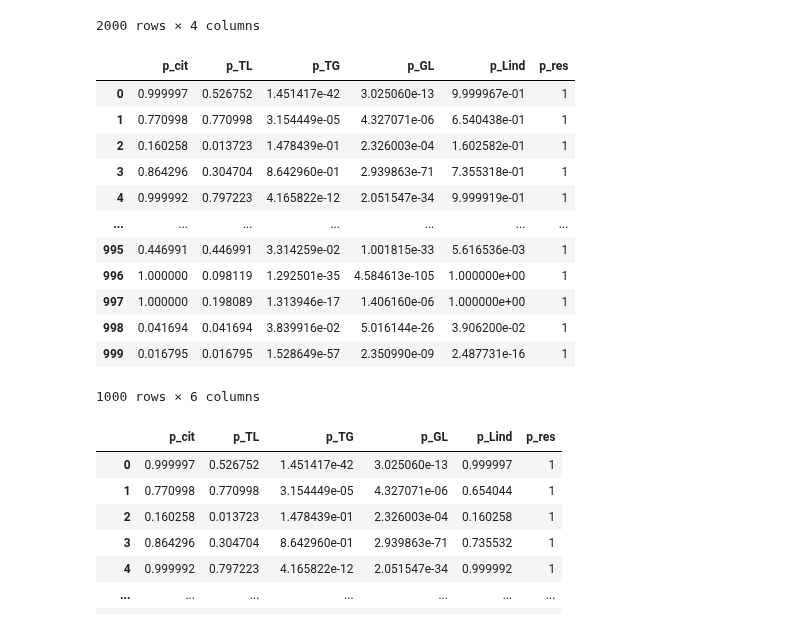
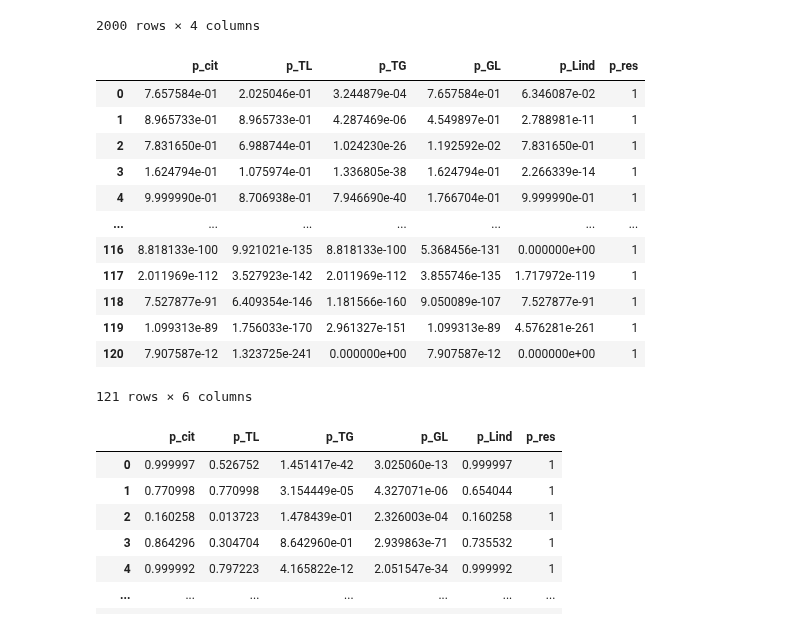
Before and after one commit to BIRDSgroup/NLCD, a Jupyter notebook: thirdApproach/precisionRecallCurve.ipynb, the cells around one changed output. Saved outputs shown, nothing was run; the diff lists cells and outputs as text; code cells hidden in the pictures.

```diff
--- a/thirdApproach/precisionRecallCurve.ipynb
+++ b/thirdApproach/precisionRecallCurve.ipynb
@@ -74,23 +104,27 @@ test
 2000 rows × 4 columns
 # %%
 citresultsyeast1= pd.read_csv("../LinearDifferentvalues/CIT_testing/results_cit_yeast1.csv")
+# %%
+citresultsLinear=pd.read_csv("../LinearDifferentvalues/CIT_testing/results_cit_Linear0to1.csv")
 # %%
 citresultsyeast1.loc[:,'p_res']=1
+# %%
+citresultsLinear.loc[:,'p_res']=1
 # %%
-citresultsyeast1
+citresultsLinear
 # %% [output]
 |  | p_cit | p_TL | p_TG | p_GL | p_Lind | p_res |
-| 0 | 0.999997 | 0.526752 | 1.451417e-42 | 3.025060e-13 | 9.999967e-01 | 1 |
-| 1 | 0.770998 | 0.770998 | 3.154449e-05 | 4.327071e-06 | 6.540438e-01 | 1 |
-| 2 | 0.160258 | 0.013723 | 1.478439e-01 | 2.326003e-04 | 1.602582e-01 | 1 |
-| 3 | 0.864296 | 0.304704 | 8.642960e-01 | 2.939863e-71 | 7.355318e-01 | 1 |
-| 4 | 0.999992 | 0.797223 | 4.165822e-12 | 2.051547e-34 | 9.999919e-01 | 1 |
+| 0 | 7.657584e-01 | 2.025046e-01 | 3.244879e-04 | 7.657584e-01 | 6.346087e-02 | 1 |
+| 1 | 8.965733e-01 | 8.965733e-01 | 4.287469e-06 | 4.549897e-01 | 2.788981e-11 | 1 |
+| 2 | 7.831650e-01 | 6.988744e-01 | 1.024230e-26 | 1.192592e-02 | 7.831650e-01 | 1 |
+| 3 | 1.624794e-01 | 1.075974e-01 | 1.336805e-38 | 1.624794e-01 | 2.266339e-14 | 1 |
+| 4 | 9.999990e-01 | 8.706938e-01 | 7.946690e-40 | 1.766704e-01 | 9.999990e-01 | 1 |
 | ... | ... | ... | ... | ... | ... | ... |
-| 995 | 0.446991 | 0.446991 | 3.314259e-02 | 1.001815e-33 | 5.616536e-03 | 1 |
-| 996 | 1.000000 | 0.098119 | 1.292501e-35 | 4.584613e-105 | 1.000000e+00 | 1 |
-| 997 | 1.000000 | 0.198089 | 1.313946e-17 | 1.406160e-06 | 1.000000e+00 | 1 |
-| 998 | 0.041694 | 0.041694 | 3.839916e-02 | 5.016144e-26 | 3.906200e-02 | 1 |
-| 999 | 0.016795 | 0.016795 | 1.528649e-57 | 2.350990e-09 | 2.487731e-16 | 1 |
+| 116 | 8.818133e-100 | 9.921021e-135 | 8.818133e-100 | 5.368456e-131 | 0.000000e+00 | 1 |
+| 117 | 2.011969e-112 | 3.527923e-142 | 2.011969e-112 | 3.855746e-135 | 1.717972e-119 | 1 |
+| 118 | 7.527877e-91 | 6.409354e-146 | 1.181566e-160 | 9.050089e-107 | 7.527877e-91 | 1 |
+| 119 | 1.099313e-89 | 1.756033e-170 | 2.961327e-151 | 1.099313e-89 | 4.576281e-261 | 1 |
+| 120 | 7.907587e-12 | 1.323725e-241 | 0.000000e+00 | 7.907587e-12 | 0.000000e+00 | 1 |
-1000 rows × 6 columns
+121 rows × 6 columns
 # %%
 citresultsyeast0= pd.read_csv("../LinearDifferentvalues/CIT_testing/results_cit_yeast0.csv")
```
Also changed, not shown: parts of 21 cells of this notebook, 11 other files.
